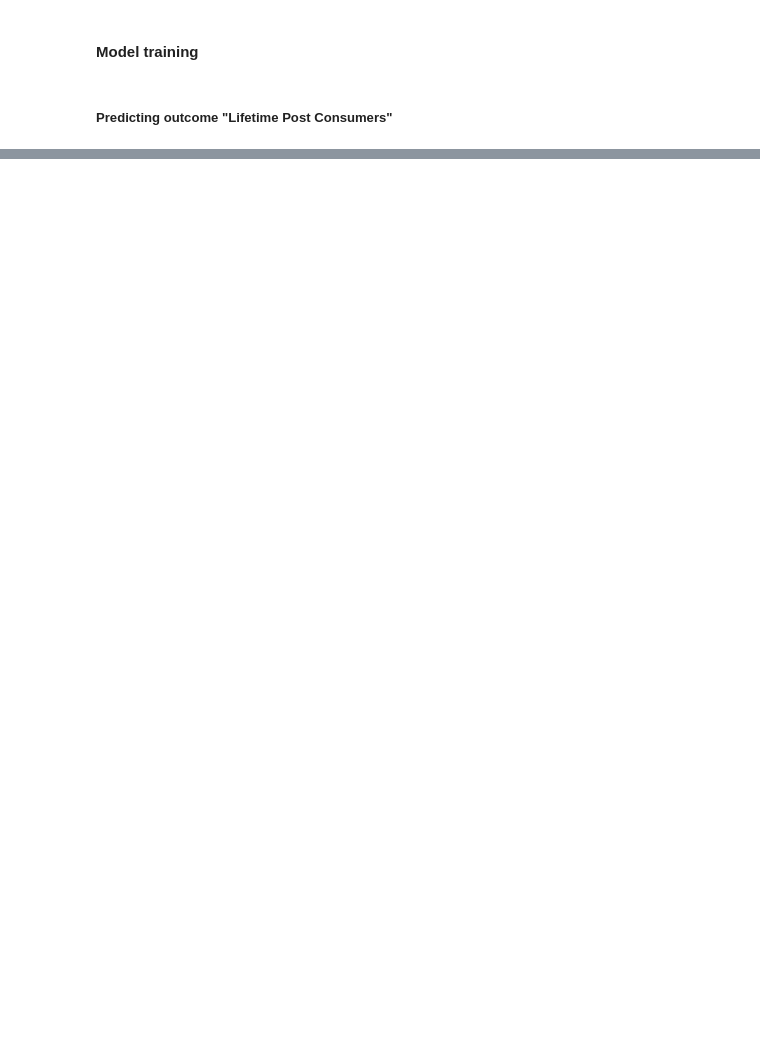
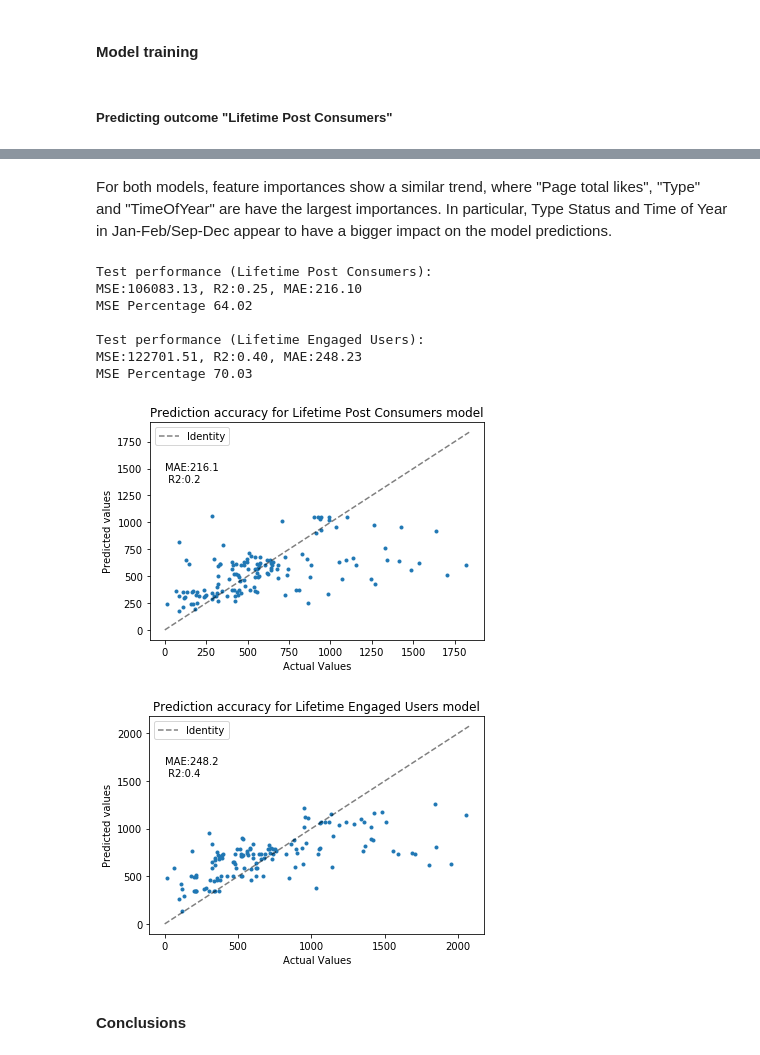
Before and after one commit to sherry-tan/MachineLearning, a Jupyter notebook: facebookmetrics/Assignment1B_final.ipynb, the cells around one changed output, grey strips where cells are left out. Cells and saved outputs as stored; diff of their text form; code cells hidden in the pictures; blank space fills up the shorter version.

```diff
--- a/facebookmetrics/Assignment1B_final.ipynb
+++ b/facebookmetrics/Assignment1B_final.ipynb
@@ -450,0 +493,34 @@ MSE Percentage 63.87334434852991
+# %% [markdown]
+For both models, feature importances show a similar trend, where "Page total likes", "Type" and "TimeOfYear" are have the largest importances. In particular, Type Status and Time of Year in Jan-Feb/Sep-Dec appear to have a bigger impact on the model predictions.
+# %%
+def evaluate_model(model,X_test,y_test, name):
+    y_pred = model.predict(X_test)
+    MSE = mean_squared_error(y_test,y_pred)
+    MAE = mean_absolute_error(y_test,y_pred)
+    R2 = r2_score(y_test,y_pred)
+    print("Test performance ({}):\nMSE:{:.2f}, R2:{:.2f}, MAE:{:.2f}".format(name,MSE,R2,MAE))
+    mse_percent = sum((abs(y_test - y_pred)/y_test)*100/len(y_test))
+    print("MSE Percentage {:.2f}\n".format(mse_percent))
+
+    max_scale = max(y_test.max(),y_pred.max())
+    fig, ax = plt.subplots()
+    plt.scatter(y_test, y_pred, marker='.')
+    plt.plot(np.arange(0,max_scale*1.01), np.arange(0,max_scale*1.01), 'k--', alpha=0.5, label = "Identity")
+    ax.set_xlabel("Actual Values")
+    ax.set_ylabel("Predicted values")
+    ax.set_title("Prediction accuracy for {} model".format(name))
+    plt.legend()
+    ax.text(0,max_scale*0.8,"MAE:{:.1f}\n R2:{:.1f}".format(MAE,R2), va="center", ha="left")
+
+evaluate_model(gbr_model,X_test,y_test, "Lifetime Post Consumers")
+evaluate_model(gbr_model2,X2_test,y2_test, "Lifetime Engaged Users")
+# %% [output]
+Test performance (Lifetime Post Consumers):
+MSE:106083.13, R2:0.25, MAE:216.10
+MSE Percentage 64.02
+
+Test performance (Lifetime Engaged Users):
+MSE:122701.51, R2:0.40, MAE:248.23
+MSE Percentage 70.03
+[figure, added]
+[figure, added]
@@ -450,0 +552,2 @@ MSE Percentage 63.87334434852991
+# %% [markdown]
+#### Conclusions
```
Also changed, not shown: parts of 54 cells of this notebook.
